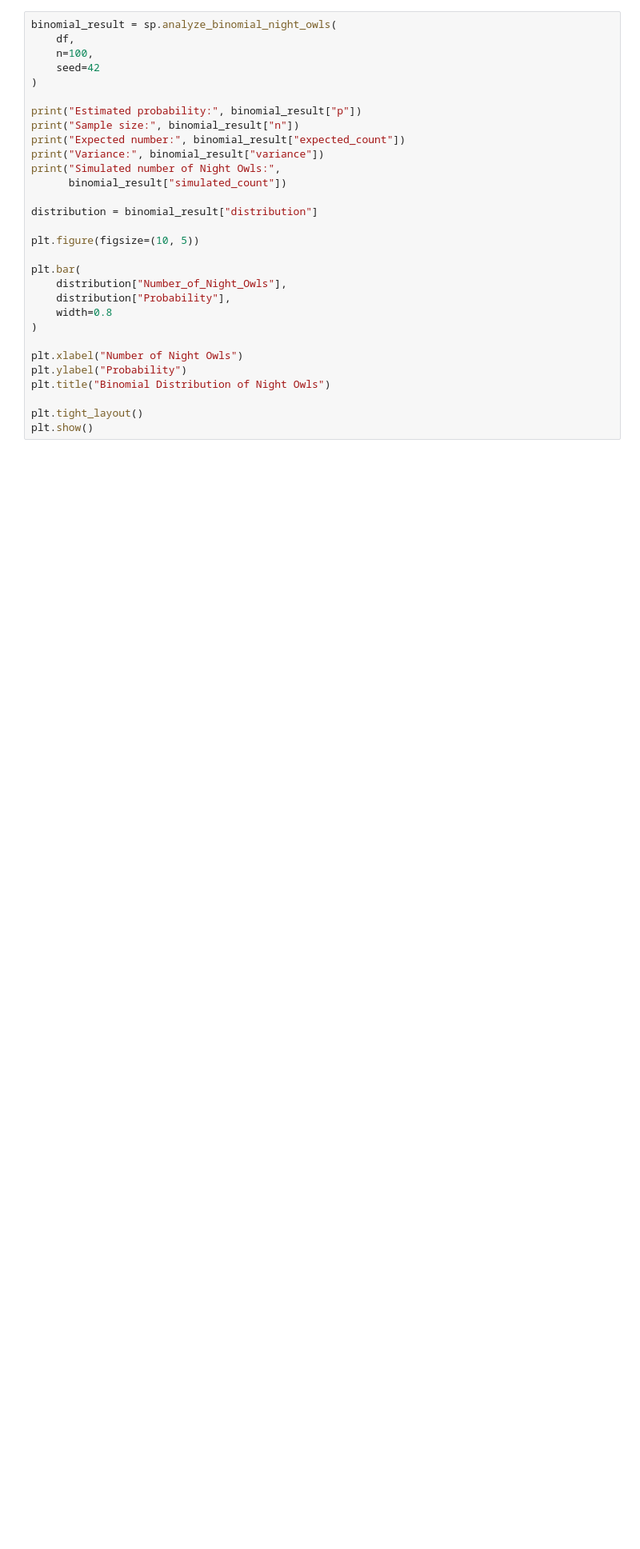
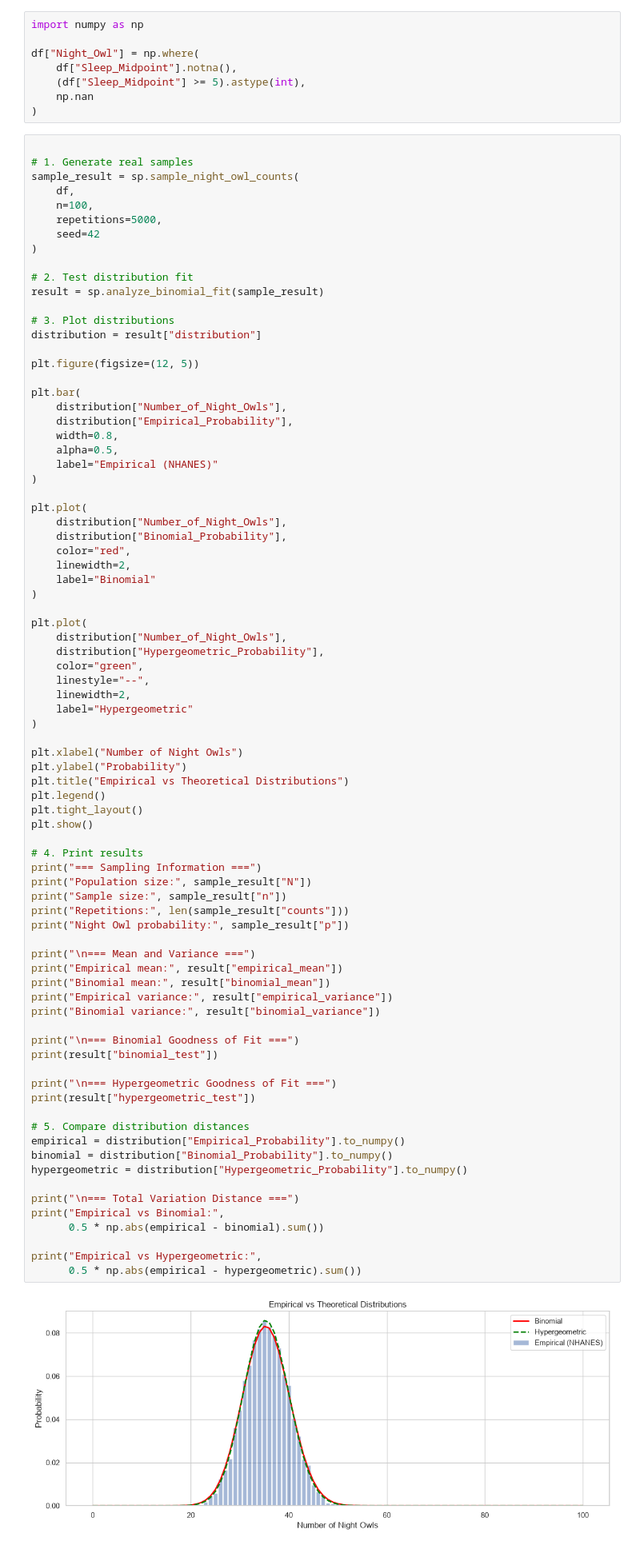
Before and after one commit to zeinabTb07/nhanes-sleep-analysis, a Jupyter notebook: notebook/sleep_probability.ipynb, the cells around one changed output. Shown at 80% size. Drawn from its saved outputs; the diff is of its cells as text; blank space fills up the shorter version.

```diff
--- a/notebook/sleep_probability.ipynb
+++ b/notebook/sleep_probability.ipynb
@@ -326,34 +346,93 @@ Raw counts:
 | Night_Owl |  |  |  |  |  |
 | Night Owl | 19 | 104 | 322 | 457 | 452 |
 | Not Night Owl | 6 | 12 | 56 | 75 | 105 |
+# %%
+import numpy as np
+
+df["Night_Owl"] = np.where(
+    df["Sleep_Midpoint"].notna(),
+    (df["Sleep_Midpoint"] >= 5).astype(int),
+    np.nan
+)
 # %%
-binomial_result = sp.analyze_binomial_night_owls(
+
+# 1. Generate real samples
+sample_result = sp.sample_night_owl_counts(
     df,
     n=100,
+    repetitions=5000,
     seed=42
 )
 
-print("Estimated probability:", binomial_result["p"])
-print("Sample size:", binomial_result["n"])
-print("Expected number:", binomial_result["expected_count"])
-print("Variance:", binomial_result["variance"])
-print("Simulated number of Night Owls:",
-      binomial_result["simulated_count"])
+# 2. Test distribution fit
+result = sp.analyze_binomial_fit(sample_result)
 
-distribution = binomial_result["distribution"]
+# 3. Plot distributions
+distribution = result["distribution"]
 
-plt.figure(figsize=(10, 5))
+plt.figure(figsize=(12, 5))
 
 plt.bar(
     distribution["Number_of_Night_Owls"],
-    distribution["Probability"],
-    width=0.8
+    distribution["Empirical_Probability"],
+    width=0.8,
+    alpha=0.5,
+    label="Empirical (NHANES)"
+)
+
+plt.plot(
+    distribution["Number_of_Night_Owls"],
+    distribution["Binomial_Probability"],
+    color="red",
+    linewidth=2,
+    label="Binomial"
+)
+
+plt.plot(
+    distribution["Number_of_Night_Owls"],
+    distribution["Hypergeometric_Probability"],
+    color="green",
+    linestyle="--",
+    linewidth=2,
+    label="Hypergeometric"
 )
 
 plt.xlabel("Number of Night Owls")
 plt.ylabel("Probability")
-plt.title("Binomial Distribution of Night Owls")
-
+plt.title("Empirical vs Theoretical Distributions")
+plt.legend()
 plt.tight_layout()
 plt.show()
+
+# 4. Print results
+print("=== Sampling Information ===")
+print("Population size:", sample_result["N"])
+print("Sample size:", sample_result["n"])
+print("Repetitions:", len(sample_result["counts"]))
+print("Night Owl probability:", sample_result["p"])
+
+print("\n=== Mean and Variance ===")
+print("Empirical mean:", result["empirical_mean"])
+print("Binomial mean:", result["binomial_mean"])
+print("Empirical variance:", result["empirical_variance"])
+print("Binomial variance:", result["binomial_variance"])
+
+print("\n=== Binomial Goodness of Fit ===")
+print(result["binomial_test"])
+
+print("\n=== Hypergeometric Goodness of Fit ===")
+print(result["hypergeometric_test"])
+
+# 5. Compare distribution distances
+empirical = distribution["Empirical_Probability"].to_numpy()
+binomial = distribution["Binomial_Probability"].to_numpy()
+hypergeometric = distribution["Hypergeometric_Probability"].to_numpy()
+
+print("\n=== Total Variation Distance ===")
+print("Empirical vs Binomial:",
+      0.5 * np.abs(empirical - binomial).sum())
+
+print("Empirical vs Hypergeometric:",
+      0.5 * np.abs(empirical - hypergeometric).sum())
 # %% [output]
+[figure, new version]
```
Also changed, not shown: parts of 3 cells of this notebook, 2 other files.
